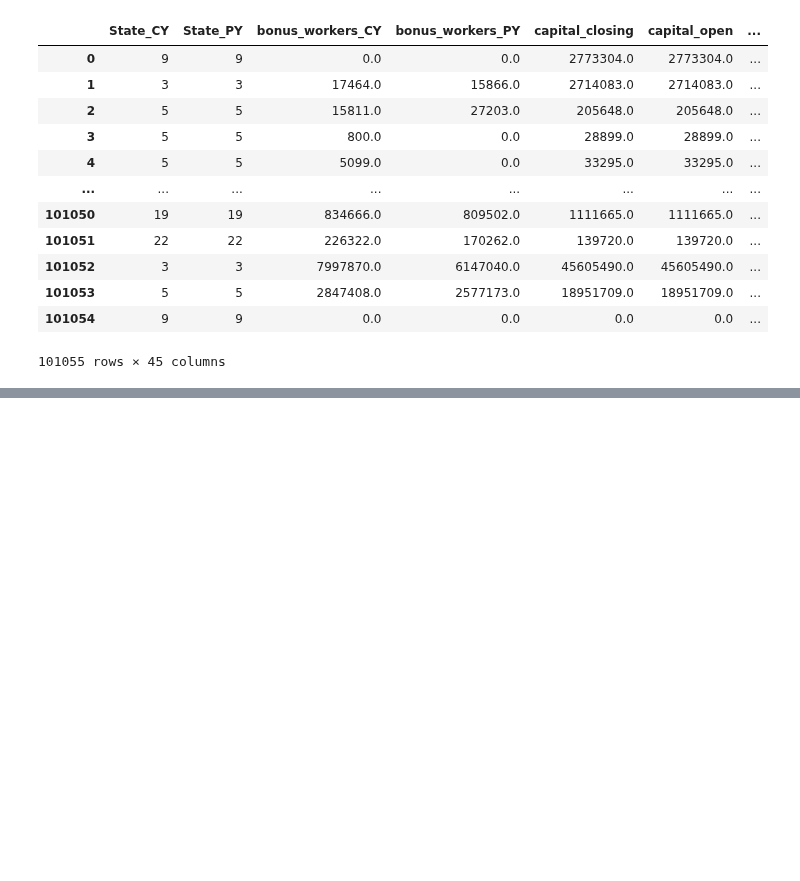
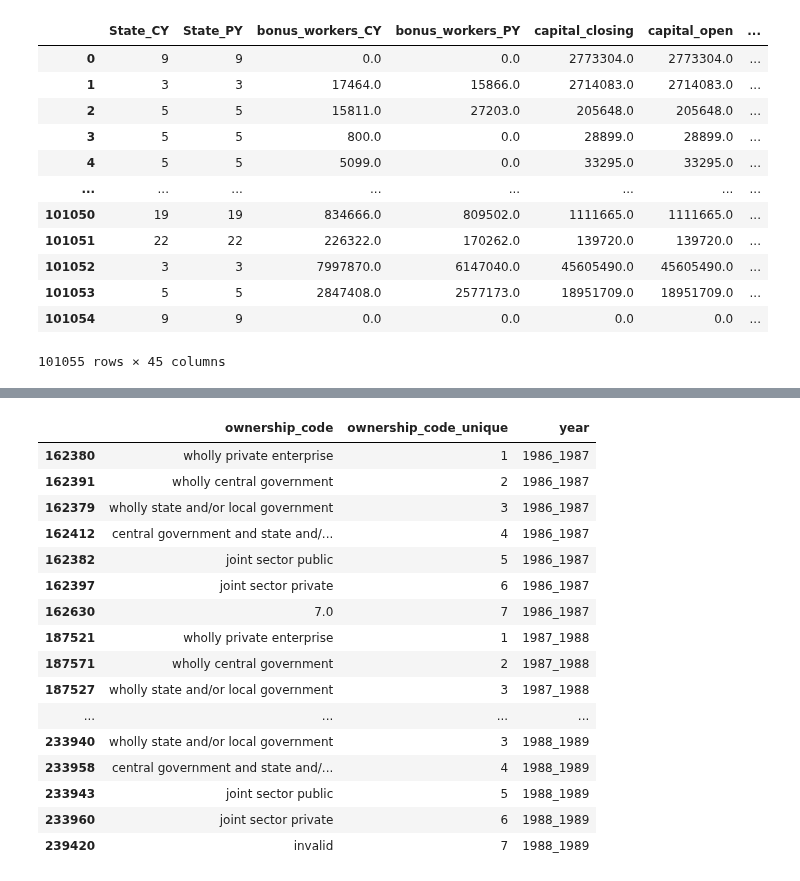
Before and after one commit to kabeerbora/1980s_delin, a Jupyter notebook: 1980s_delicensing.ipynb, the cells around one changed output, grey strips where cells are left out. Saved outputs shown, nothing was run; the diff lists cells and outputs as text; code cells hidden in the pictures; blank space fills up the shorter version.

```diff
--- a/1980s_delicensing.ipynb
+++ b/1980s_delicensing.ipynb
@@ -738,0 +862,25 @@ df_merge.loc[
+# %%
+ownership_codes_subset = df[df['year'].isin(['1986_1987','1987_1988', '1988_1989'])]
+
+ownership_mapping = ownership_codes_subset[['ownership_code', 'ownership_code_unique', 'year']].drop_duplicates()
+ownership_mapping = ownership_mapping.sort_values(['year', 'ownership_code_unique'])
+
+ownership_mapping
+# %% [output]
+|  | ownership_code | ownership_code_unique | year |
+| 162380 | wholly private enterprise | 1 | 1986_1987 |
+| 162391 | wholly central government | 2 | 1986_1987 |
+| 162379 | wholly state and/or local government | 3 | 1986_1987 |
+| 162412 | central government and state and/... | 4 | 1986_1987 |
+| 162382 | joint sector public | 5 | 1986_1987 |
+| 162397 | joint sector private | 6 | 1986_1987 |
+| 162630 | 7.0 | 7 | 1986_1987 |
+| 187521 | wholly private enterprise | 1 | 1987_1988 |
+| 187571 | wholly central government | 2 | 1987_1988 |
+| 187527 | wholly state and/or local government | 3 | 1987_1988 |
+| ... | ... | ... | ... |
+| 233940 | wholly state and/or local government | 3 | 1988_1989 |
+| 233958 | central government and state and/... | 4 | 1988_1989 |
+| 233943 | joint sector public | 5 | 1988_1989 |
+| 233960 | joint sector private | 6 | 1988_1989 |
+| 239420 | invalid | 7 | 1988_1989 |
```
Also changed, not shown: parts of 13 cells of this notebook.
